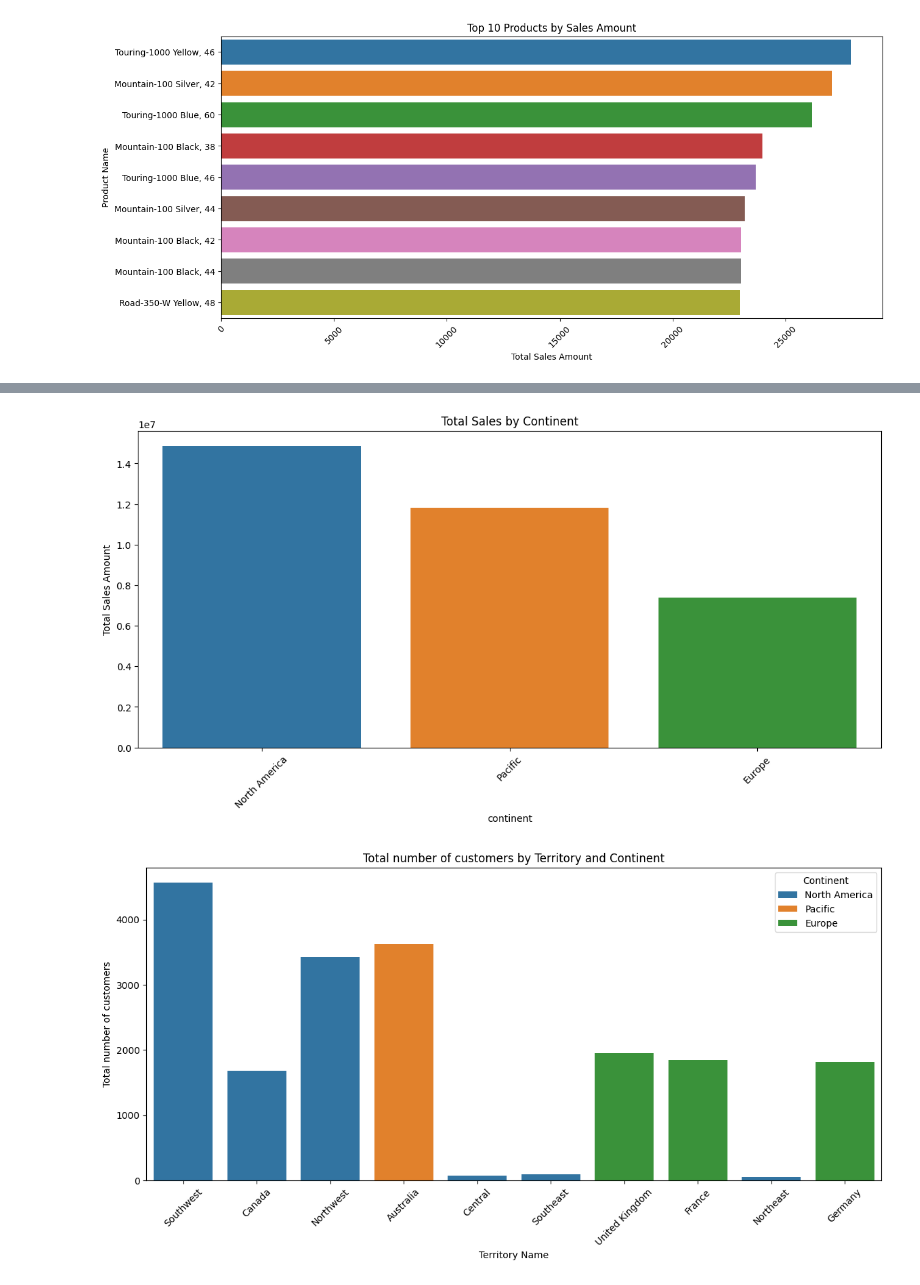
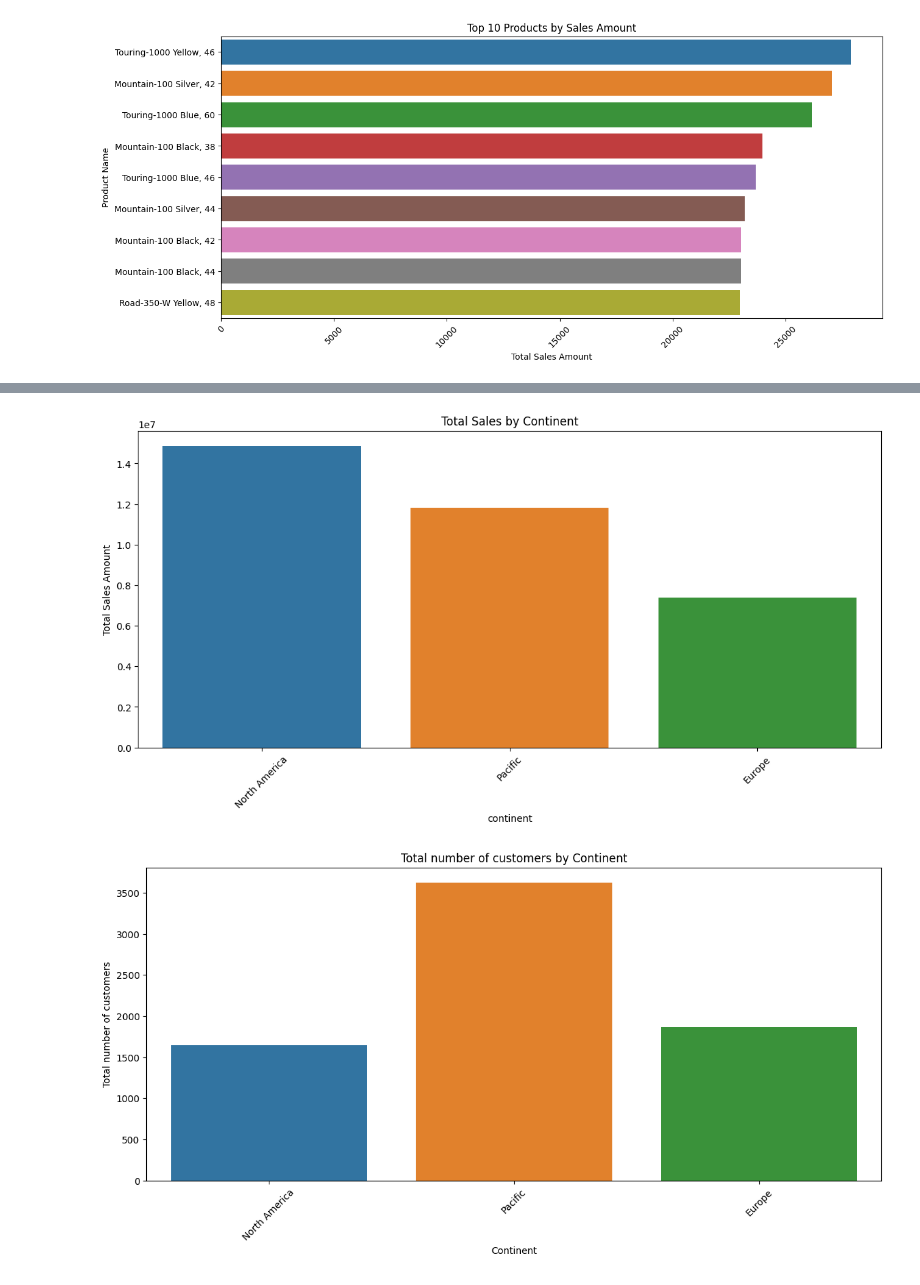
Before and after one commit to CheHenryy/Customer-sales-Analysis, a Jupyter notebook: script/report.ipynb, the cells around one changed output, grey strips where cells are left out. Drawn from its saved outputs; the diff is of its cells as text; code cells hidden in the pictures.

```diff
--- a/script/report.ipynb
+++ b/script/report.ipynb
@@ -200,31 +242,38 @@ ON CUST.TerritoryID = TERR.TerritoryID
 GROUP BY TERR.Name, TERR.[Group]
 ORDER BY TotalSales DESC, CustomerCount DESC;
 """
 df_viz6 = query_df(viz6)
 plt.figure(figsize=(14, 6))
 ax=sns.barplot(data=df_viz6, x='Continent', y='TotalSales', hue='Continent', legend=False, errorbar=None)
 ax.set_title('Total Sales by Continent')
 ax.set_xlabel('continent')
 ax.set_ylabel('Total Sales Amount')
 plt.xticks(rotation=45)
 
 plt.figure(figsize=(14, 6))
+ax=sns.barplot(data=df_viz6, x='Continent', y='CustomerCount', hue='Continent', errorbar=None)
+ax.set_title('Total number of customers by Continent')
+ax.set_xlabel('Continent')
+ax.set_ylabel('Total number of customers')
+plt.xticks(rotation=45)
+
+plt.figure(figsize=(14, 6))
 ax=sns.barplot(data=df_viz6, x='TerritoryName', y='CustomerCount', hue='Continent', errorbar=None)
 ax.set_title('Total number of customers by Territory and Continent')
 ax.set_xlabel('Territory Name')
 ax.set_ylabel('Total number of customers')
 plt.xticks(rotation=45)
 
 
 plt.figure(figsize=(14, 6))
 ax=sns.barplot(data=df_viz6, x='TerritoryName', y='TotalSales', hue='Continent', errorbar=None)
 ax.set_title('Total Sales by Territory and Continent')
 ax.set_xlabel('Territory Name')
 ax.set_ylabel('Total Sales Amount')
 plt.xticks(rotation=45)
 
 
 plt.show()
 # %% [output]
 [figure]
-[figure, old version]
+[figure, new version]
```
Also changed, not shown: parts of 10 cells of this notebook, 1 other file.
